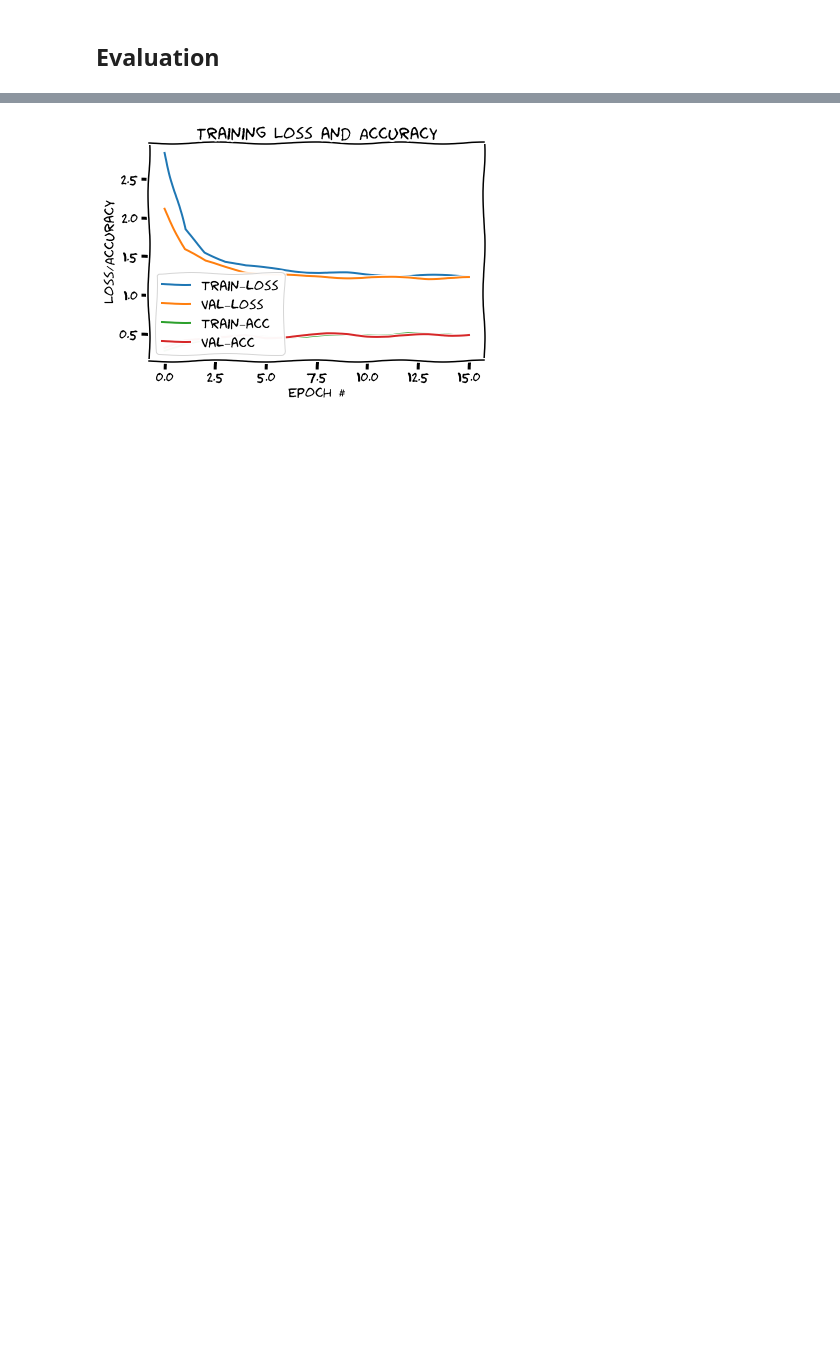
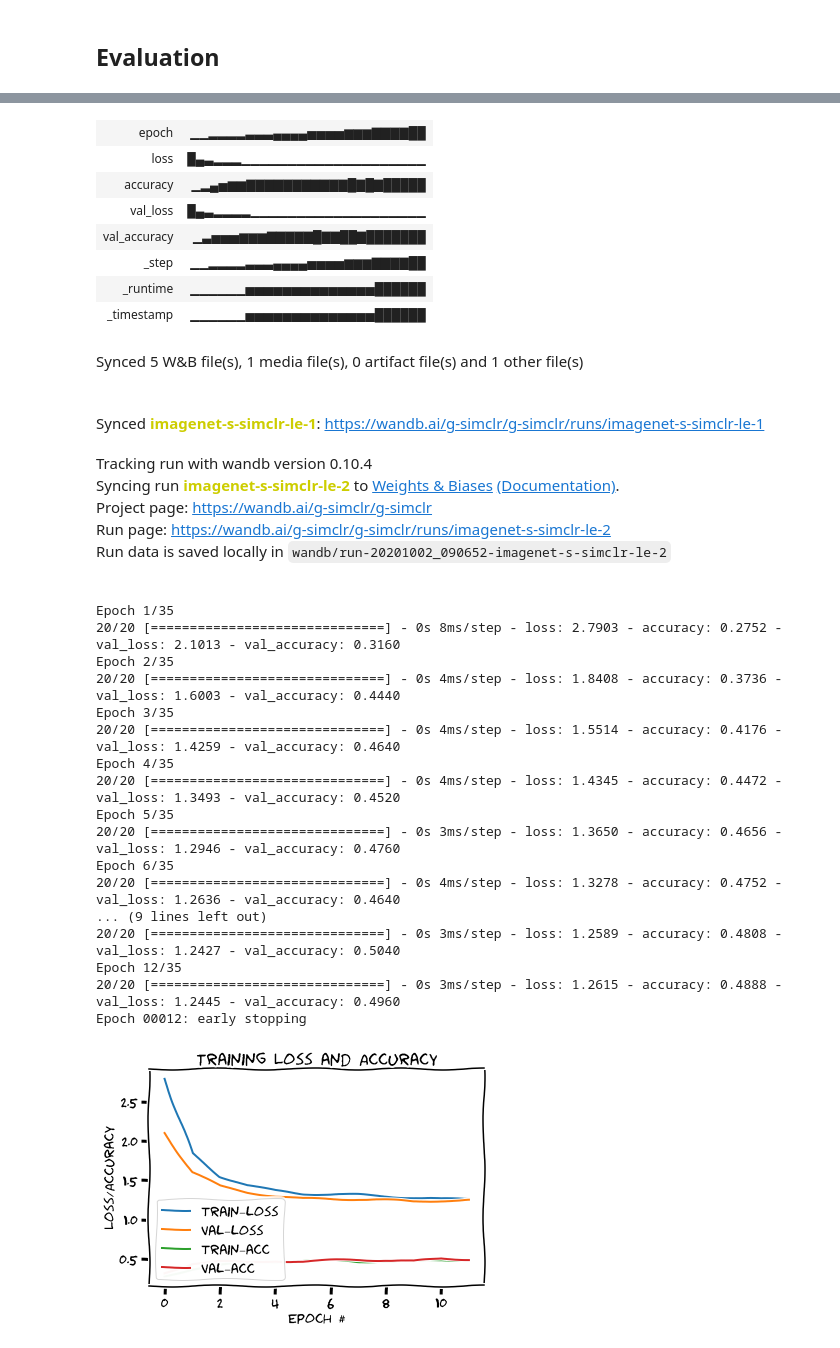
Before and after one commit to ariG23498/G-SimCLR, a Jupyter notebook: Imagenet_Subset/Vanilla_SimCLR/Linear_Evaluation.ipynb, the cells around one changed output, grey strips where cells are left out. Saved outputs shown, nothing was run; the diff lists cells and outputs as text; code cells hidden in the pictures; blank space fills up the shorter version.

```diff
--- a/Imagenet_Subset/Vanilla_SimCLR/Linear_Evaluation.ipynb
+++ b/Imagenet_Subset/Vanilla_SimCLR/Linear_Evaluation.ipynb
@@ -271,6 +312,9 @@ _________________________________________________________________
 None
 (1250, 256) (250, 256)
 # %%
+# Initialize wandb
+wandb.init(entity="g-simclr", project="g-simclr", id="imagenet-s-simclr-le-2")
+
 linear_model = get_linear_model(256)
 linear_model.compile(loss="sparse_categorical_crossentropy", metrics=["accuracy"],
                      optimizer="adam")
@@ -278,6 +322,6 @@ history = linear_model.fit(train_features, y_train_enc,
                  validation_data=(test_features, y_test_enc),
                  batch_size=64,
                  epochs=35,
-                 callbacks=[es])
+                 callbacks=[es, WandbCallback()])
 plot_training(history)
 # %% [output]
@@ -301,4 +345,36 @@ Epoch 00016: early stopping
+| epoch | ▁▁▂▂▂▂▃▃▃▄▄▄▄▅▅▅▅▆▆▆▇▇▇▇██ |
+| loss | █▄▃▂▂▂▁▁▁▁▁▁▁▁▁▁▁▁▁▁▁▁▁▁▁▁ |
+| accuracy | ▁▂▄▅▆▆▇▇▇▇▇▇▇▇▇▇▇█▇█▇█████ |
+| val_loss | █▄▃▂▂▂▂▁▁▁▁▁▁▁▁▁▁▁▁▁▁▁▁▁▁▁ |
+| val_accuracy | ▁▃▅▅▅▆▆▆▇▇▇▇▇█▇▇██▇███████ |
+| _step | ▁▁▂▂▂▂▃▃▃▄▄▄▄▅▅▅▅▆▆▆▇▇▇▇██ |
+| _runtime | ▁▁▁▁▁▁▅▅▅▅▅▅▅▅▅▅▅▅▅▅██████ |
+| _timestamp | ▁▁▁▁▁▁▅▅▅▅▅▅▅▅▅▅▅▅▅▅██████ |
+Synced 5 W&B file(s), 1 media file(s), 0 artifact file(s) and 1 other file(s)
+Synced imagenet-s-simclr-le-1: https://wandb.ai/g-simclr/g-simclr/runs/imagenet-s-simclr-le-1
+Tracking run with wandb version 0.10.4
+Syncing run imagenet-s-simclr-le-2 to Weights & Biases (Documentation).
+Project page: https://wandb.ai/g-simclr/g-simclr
+Run page: https://wandb.ai/g-simclr/g-simclr/runs/imagenet-s-simclr-le-2
+Run data is saved locally in wandb/run-20201002_090652-imagenet-s-simclr-le-2
+Epoch 1/35
+20/20 [==============================] - 0s 8ms/step - loss: 2.7903 - accuracy: 0.2752 - val_loss: 2.1013 - val_accuracy: 0.3160
+Epoch 2/35
+20/20 [==============================] - 0s 4ms/step - loss: 1.8408 - accuracy: 0.3736 - val_loss: 1.6003 - val_accuracy: 0.4440
+Epoch 3/35
+20/20 [==============================] - 0s 4ms/step - loss: 1.5514 - accuracy: 0.4176 - val_loss: 1.4259 - val_accuracy: 0.4640
+Epoch 4/35
+20/20 [==============================] - 0s 4ms/step - loss: 1.4345 - accuracy: 0.4472 - val_loss: 1.3493 - val_accuracy: 0.4520
+Epoch 5/35
+20/20 [==============================] - 0s 3ms/step - loss: 1.3650 - accuracy: 0.4656 - val_loss: 1.2946 - val_accuracy: 0.4760
+Epoch 6/35
+20/20 [==============================] - 0s 4ms/step - loss: 1.3278 - accuracy: 0.4752 - val_loss: 1.2636 - val_accuracy: 0.4640
+... (9 lines left out)
+20/20 [==============================] - 0s 3ms/step - loss: 1.2589 - accuracy: 0.4808 - val_loss: 1.2427 - val_accuracy: 0.5040
+Epoch 12/35
+20/20 [==============================] - 0s 3ms/step - loss: 1.2615 - accuracy: 0.4888 - val_loss: 1.2445 - val_accuracy: 0.4960
+Epoch 00012: early stopping
-[figure, old version]
+[figure, new version]
 # %%
 # Encoder model with no projection
 projection = Model(resnet_simclr.input, resnet_simclr.layers[-6].output)
```
Also changed, not shown: parts of 9 cells of this notebook.
